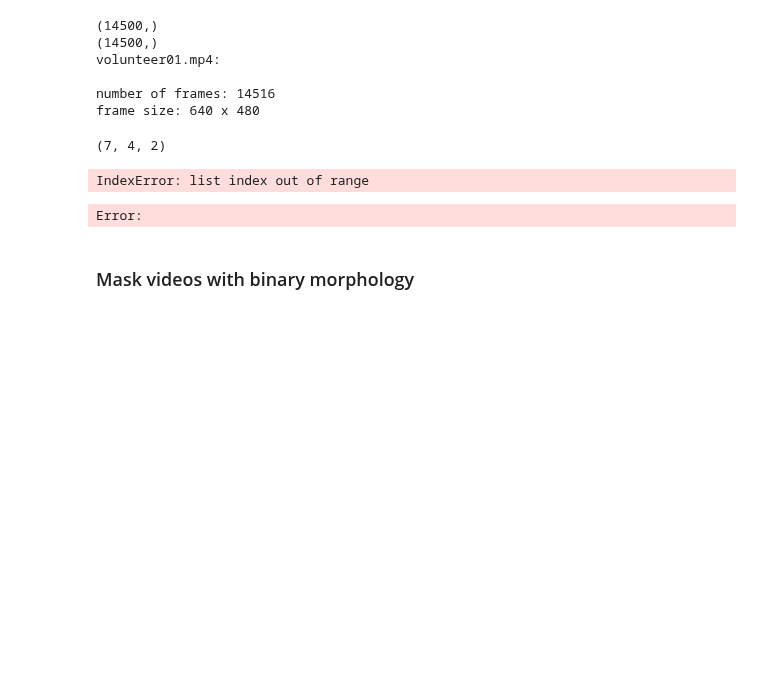
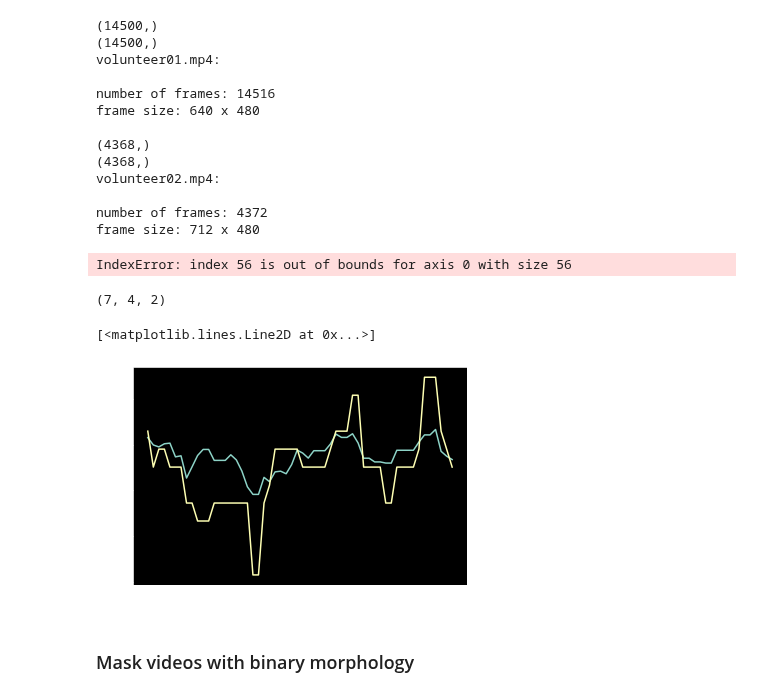
Before and after one commit to markusOlsen1/ModelBasedProject, a Jupyter notebook: main.ipynb, the cells around one changed output. Cells and saved outputs as stored; diff of their text form; code cells hidden in the pictures; blank space fills up the shorter version.

```diff
--- a/main.ipynb
+++ b/main.ipynb
@@ -38,15 +42,17 @@ def downsampleTimeResolution(timeResolution,minTimeResolution,n_frames,flag):
         return downsampleFramesIdx
 # %%
 videosList=[]
+max_frames = 300
 
-for vidIdx in range(1):
+# Load and save all videos to numpy object
+for vidIdx in range(2):
     vidCv2 = cv2.VideoCapture(f'data/usliverseq-mp4/volunteer{str(vidIdx+1).zfill(2)}.mp4')
     n_frames = int(vidCv2.get(cv2.CAP_PROP_FRAME_COUNT))
     sampleFrames = downsampleTimeResolution(timeResolution[vidIdx],minTimeResolution,n_frames,1)
     print(sampleFrames.shape)
     frameIdx = 0
     frames = []
-    while(vidCv2.isOpened() and frameIdx<sampleFrames.shape[0]):
+    while(vidCv2.isOpened() and frameIdx<sampleFrames.shape[0]) and frameIdx<100:
         ret, frame = vidCv2.read()
         if ret == True and sampleFrames[frameIdx]:
             frame = cv2.cvtColor(frame, cv2.COLOR_BGR2GRAY)
@@ -74,17 +80,29 @@ volunteer01.mp4:
 
 number of frames: 14516
 frame size: 640 x 480
+
+(4368,)
+(4368,)
+volunteer02.mp4:
+
+number of frames: 4372
+frame size: 712 x 480
 # %%
-# Example on how to visualize frames in a video
+# Run example of video
 
 videoIdx = 0 # Choose video to visualize
 noFrames = 100 # Choose first noFrames to visualize
 
+if noFrames > videosList[videoIdx].shape[0]:
+    no_Frames = videosList[videoIdx].shape[0]
+
 vidShow=videosList[videoIdx][:noFrames]
-for vid in range(noFrames):
-    plt.imshow(vidShow[vid],cmap='gray')
+for frame in range(noFrames):
+    plt.imshow(vidShow[frame],cmap='gray')
     plt.show()
     clear_output(wait=True)
+# %% [output]
+IndexError: index 56 is out of bounds for axis 0 with size 56
 # %%
 # Switch to interactive mode
 #%matplotlib qt
@@ -107,8 +126,9 @@ print(ptsArray.shape)
 # %% [output]
 (7, 4, 2)
 # %%
+# Transfor all videos have the same field of view as the agreed upon reference video
 # We agree on a reference video which all other videos are transformed to, video 2, i.e. video index 1
-refIdx=1
+refIdx=0
 _ , refRows, refCols = videosList[refIdx].shape
 refPts = ptsArray[refIdx]
 
@@ -128,9 +148,20 @@ for videoIdx,video in enumerate(videosList):
     else:
         # Append reference frame video without affine transformation
         videosTransList.append(video)
-# %% [output]
-IndexError: list index out of range
-Error:
+# %%
+Time = [x for x in range(0,14*60)]
+from scipy import ndimage
+
+# gaussian filter:
+tmp = videosTransList[0]/255
+blurred = ndimage.gaussian_filter(tmp[:,:,:],sigma=(0,2,2))
+
+plt.figure()
+plt.plot(blurred[:,200,200])
+plt.plot(tmp[:,200,200])
+# %% [output]
+[<matplotlib.lines.Line2D at 0x...>]
+[figure, added]
 # %% [markdown]
 ### Mask videos with binary morphology
 # %%
```
Also changed, not shown: parts of 23 cells of this notebook.
